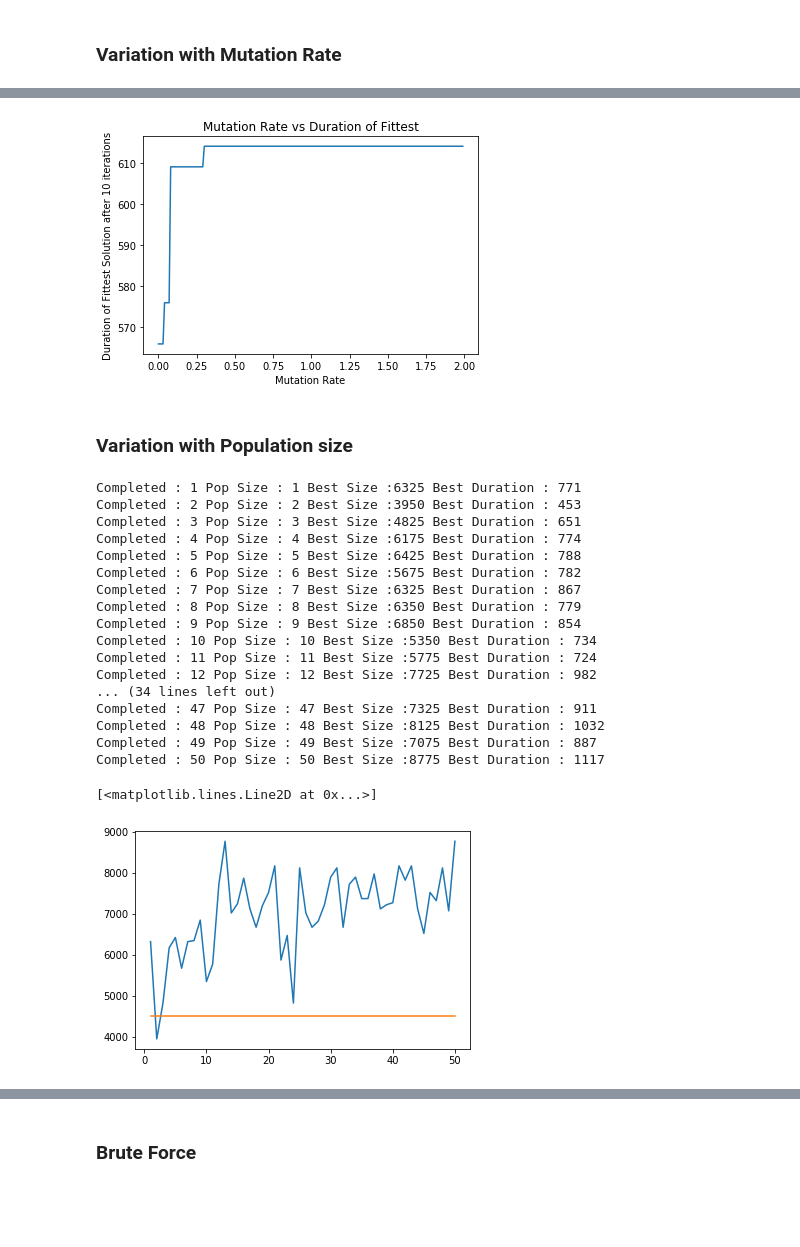
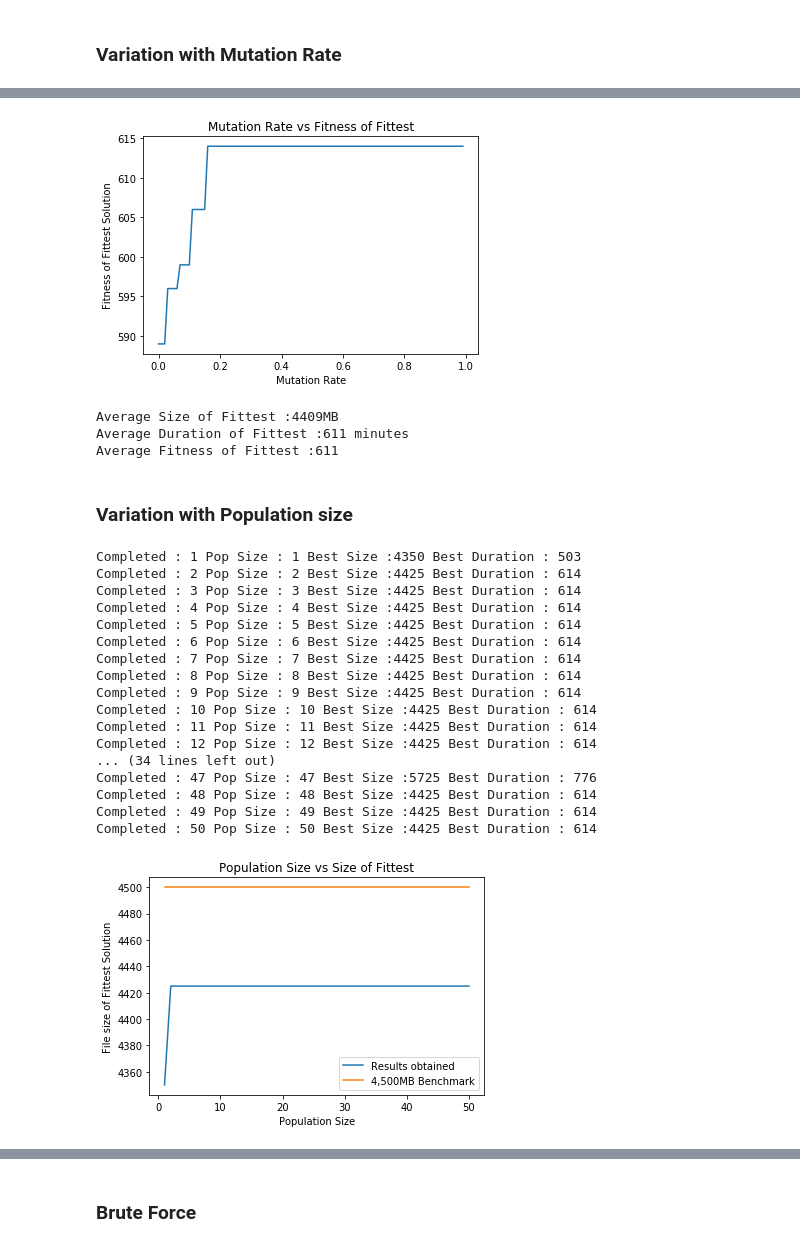
Before and after one commit to adhishagc/Genetic-Algorithm-using-Python-Example, a Jupyter notebook: Genetic_Algorithm_Assignment.ipynb, the cells around one changed output, grey strips where cells are left out. Saved outputs shown, nothing was run; the diff lists cells and outputs as text; code cells hidden in the pictures; blank space fills up the shorter version.

```diff
--- a/Genetic_Algorithm_Assignment.ipynb
+++ b/Genetic_Algorithm_Assignment.ipynb
@@ -144,0 +151,6 @@ def EvaluateFitness(chromosome,df,popSize):
+# %%
+popSize = 60
+
+#creation of population of Chromosomes
+chromosome = createInitPop(popSize)
+fitness, totFileSize = EvaluateFitness(chromosome,df,popSize)
@@ -464,7 +555,7 @@ def trainModel(n,n_point,p_c,p_m):
 # %%
 #SCENE 01
 #population size
-popSize = 60
+popSize = 50
 
 #creation of population of Chromosomes
 chromosome = createInitPop(popSize)
@@ -840,11 +1073,19 @@ plt.savefig('size-mutation-rate.pdf')
 # %%
-plt.plot([x for x in frange(start,end,step)],best_vals_duration)
-plt.title("Mutation Rate vs Duration of Fittest")
+plt.plot([x for x in frange(start,end,step)],best_vals_fitness)
+plt.title("Mutation Rate vs Fitness of Fittest")
 plt.xlabel("Mutation Rate")
-plt.ylabel("Duration of Fittest Solution after 10 iterations")
-plt.savefig('duration-mutation-rate.pdf')
+plt.ylabel("Fitness of Fittest Solution")
+plt.savefig('mr-fitness.pdf')
 # %% [output]
-[figure, old version]
+[figure, new version]
+# %%
+print('Average Size of Fittest :' + str(st.mean(best_vals_size)) + 'MB')
+print('Average Duration of Fittest :' + str(st.mean(best_vals_duration)) + ' minutes')
+print('Average Fitness of Fittest :' + str(st.mean(best_vals_fitness)))
+# %% [output]
+Average Size of Fittest :4409MB
+Average Duration of Fittest :611 minutes
+Average Fitness of Fittest :611
 # %% [markdown]
 ### **Variation with Population size**
 # %%
@@ -879,32 +1123,37 @@ def pop_var(popSize):
 #Final population Duration and Size storage
 best_vals_size = [ ]
 best_vals_duration = [ ]
+best_vals_fitness = [ ]
 
 popSize = 50
 pop_var(popSize)
 # %% [output]
-Completed : 1 Pop Size : 1 Best Size :6325 Best Duration : 771
-Completed : 2 Pop Size : 2 Best Size :3950 Best Duration : 453
-Completed : 3 Pop Size : 3 Best Size :4825 Best Duration : 651
-Completed : 4 Pop Size : 4 Best Size :6175 Best Duration : 774
-Completed : 5 Pop Size : 5 Best Size :6425 Best Duration : 788
-Completed : 6 Pop Size : 6 Best Size :5675 Best Duration : 782
-Completed : 7 Pop Size : 7 Best Size :6325 Best Duration : 867
-Completed : 8 Pop Size : 8 Best Size :6350 Best Duration : 779
-Completed : 9 Pop Size : 9 Best Size :6850 Best Duration : 854
-Completed : 10 Pop Size : 10 Best Size :5350 Best Duration : 734
-Completed : 11 Pop Size : 11 Best Size :5775 Best Duration : 724
-Completed : 12 Pop Size : 12 Best Size :7725 Best Duration : 982
+Completed : 1 Pop Size : 1 Best Size :4350 Best Duration : 503
+Completed : 2 Pop Size : 2 Best Size :4425 Best Duration : 614
+Completed : 3 Pop Size : 3 Best Size :4425 Best Duration : 614
+Completed : 4 Pop Size : 4 Best Size :4425 Best Duration : 614
+Completed : 5 Pop Size : 5 Best Size :4425 Best Duration : 614
+Completed : 6 Pop Size : 6 Best Size :4425 Best Duration : 614
+Completed : 7 Pop Size : 7 Best Size :4425 Best Duration : 614
+Completed : 8 Pop Size : 8 Best Size :4425 Best Duration : 614
+Completed : 9 Pop Size : 9 Best Size :4425 Best Duration : 614
+Completed : 10 Pop Size : 10 Best Size :4425 Best Duration : 614
+Completed : 11 Pop Size : 11 Best Size :4425 Best Duration : 614
+Completed : 12 Pop Size : 12 Best Size :4425 Best Duration : 614
 ... (34 lines left out)
-Completed : 47 Pop Size : 47 Best Size :7325 Best Duration : 911
-Completed : 48 Pop Size : 48 Best Size :8125 Best Duration : 1032
-Completed : 49 Pop Size : 49 Best Size :7075 Best Duration : 887
-Completed : 50 Pop Size : 50 Best Size :8775 Best Duration : 1117
+Completed : 47 Pop Size : 47 Best Size :5725 Best Duration : 776
+Completed : 48 Pop Size : 48 Best Size :4425 Best Duration : 614
+Completed : 49 Pop Size : 49 Best Size :4425 Best Duration : 614
+Completed : 50 Pop Size : 50 Best Size :4425 Best Duration : 614
 # %%
 plt.plot([x for x in range(1,popSize+1)],best_vals_size)
 plt.plot([x for x in range(1,popSize+1)],[4500 for i in range(1,popSize+1)])
+plt.title("Population Size vs Size of Fittest")
+plt.xlabel("Population Size")
+plt.ylabel("File size of Fittest Solution")
+plt.legend(['Results obtained','4,500MB Benchmark'])
+plt.savefig('popsize-size.pdf')
 # %% [output]
-[<matplotlib.lines.Line2D at 0x...>]
-[figure, old version]
+[figure, new version]
 # %%
 best_vals_size[len(best_vals_size)-1]
```
Also changed, not shown: parts of 69 cells of this notebook.
